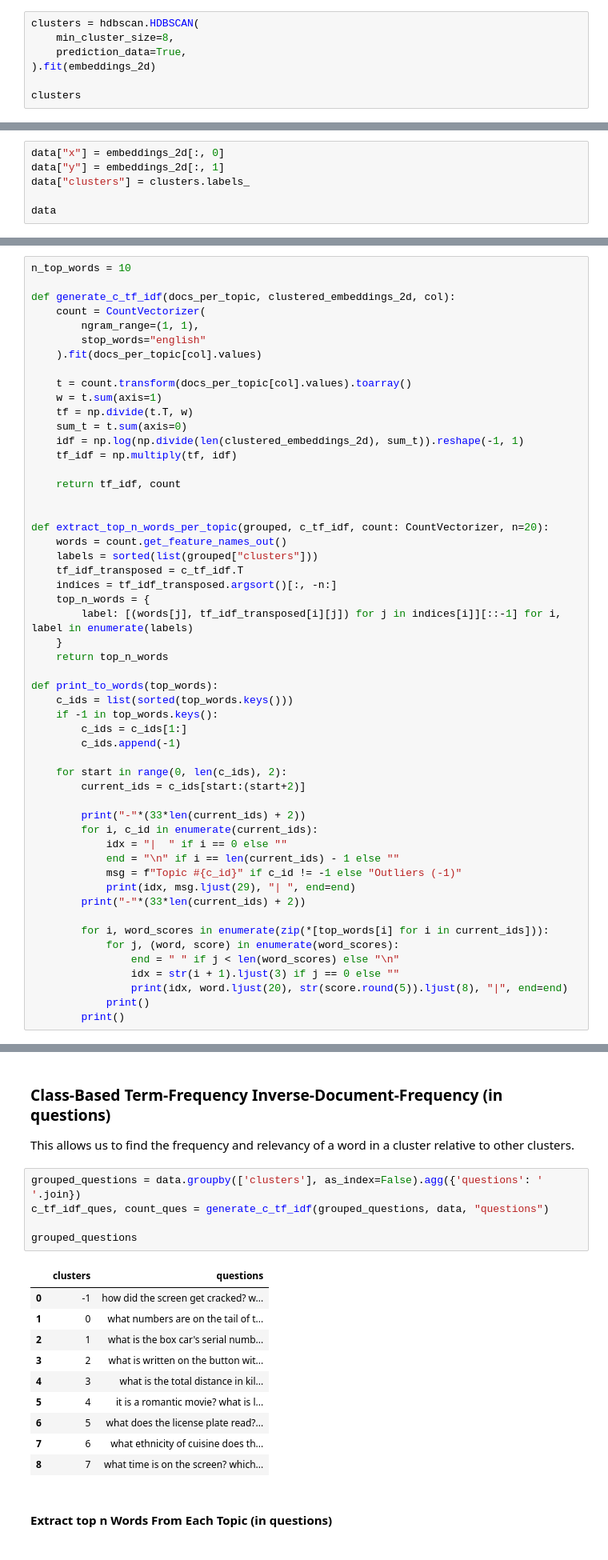
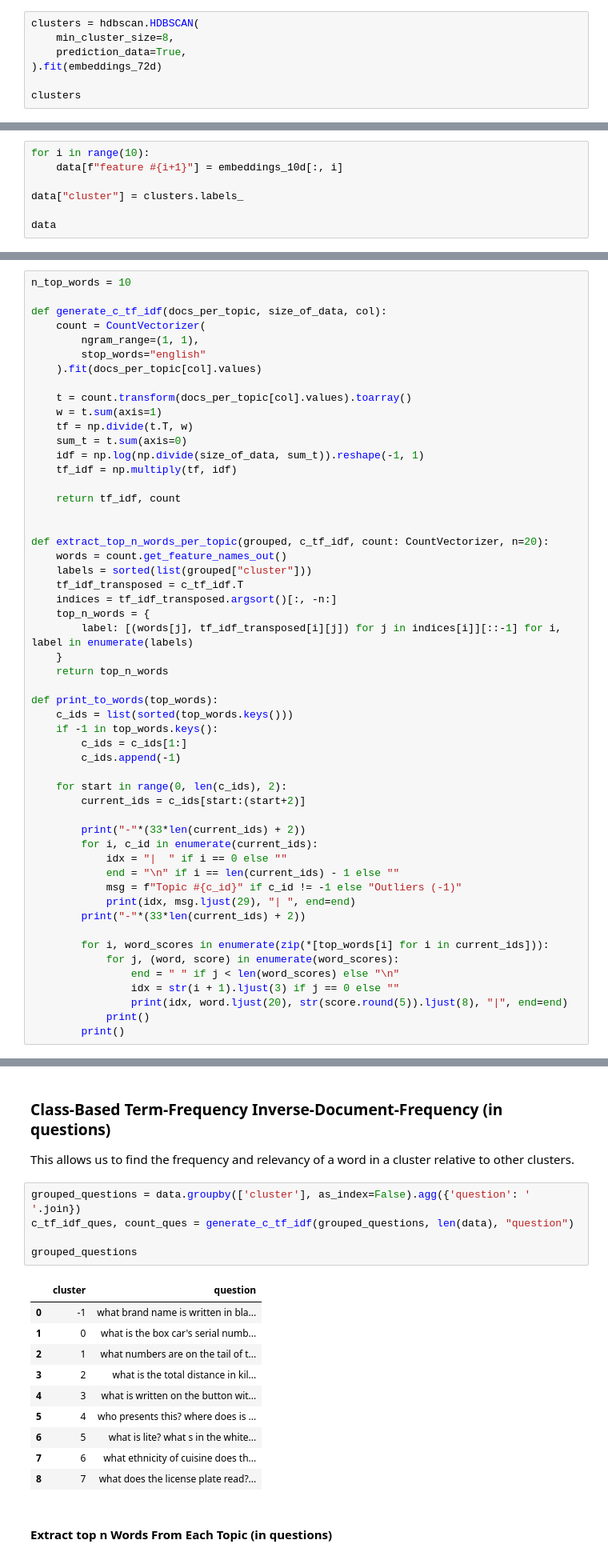
Before and after one commit to faustotnc/vqxplore, a Jupyter notebook: topic_model.ipynb, the cells around one changed output, grey strips where cells are left out. Shown at 80% size. Saved outputs shown, nothing was run; the diff lists cells and outputs as text.

```diff
--- a/topic_model.ipynb
+++ b/topic_model.ipynb
@@ -62,7 +74,7 @@ array([[ 4.082209 ,  4.946981 ],
 clusters = hdbscan.HDBSCAN(
     min_cluster_size=8,
     prediction_data=True,
-).fit(embeddings_2d)
+).fit(embeddings_72d)
 
 clusters
 # %% [output]
@@ -77,6 +88,0 @@ Append the X and Y coordinates from UMAP Dim Reduction to each embedding, and al
-# %%
-data["x"] = embeddings_2d[:, 0]
-data["y"] = embeddings_2d[:, 1]
-data["clusters"] = clusters.labels_
-
-data
@@ -96,0 +89,7 @@ data
+# %%
+for i in range(10):
+    data[f"feature #{i+1}"] = embeddings_10d[:, i]
+
+data["cluster"] = clusters.labels_
+
+data
@@ -99,7 +112,7 @@ data
 # %%
 n_top_words = 10
 
-def generate_c_tf_idf(docs_per_topic, clustered_embeddings_2d, col):
+def generate_c_tf_idf(docs_per_topic, size_of_data, col):
     count = CountVectorizer(
         ngram_range=(1, 1),
         stop_words="english"
@@ -109,7 +122,7 @@ def generate_c_tf_idf(docs_per_topic, clustered_embeddings_2d, col):
     w = t.sum(axis=1)
     tf = np.divide(t.T, w)
     sum_t = t.sum(axis=0)
-    idf = np.log(np.divide(len(clustered_embeddings_2d), sum_t)).reshape(-1, 1)
+    idf = np.log(np.divide(size_of_data, sum_t)).reshape(-1, 1)
     tf_idf = np.multiply(tf, idf)
 
     return tf_idf, count
@@ -117,7 +130,7 @@ def generate_c_tf_idf(docs_per_topic, clustered_embeddings_2d, col):
 
 def extract_top_n_words_per_topic(grouped, c_tf_idf, count: CountVectorizer, n=20):
     words = count.get_feature_names_out()
-    labels = sorted(list(grouped["clusters"]))
+    labels = sorted(list(grouped["cluster"]))
     tf_idf_transposed = c_tf_idf.T
     indices = tf_idf_transposed.argsort()[:, -n:]
     top_n_words = {
@@ -196,21 +209,21 @@ print_to_words(top_words_in_answers)
 ### Class-Based Term-Frequency Inverse-Document-Frequency (in questions)
 This allows us to find the frequency and relevancy of a word in a cluster relative to other clusters.
 # %%
-grouped_questions = data.groupby(['clusters'], as_index=False).agg({'questions': ' '.join})
-c_tf_idf_ques, count_ques = generate_c_tf_idf(grouped_questions, data, "questions")
+grouped_questions = data.groupby(['cluster'], as_index=False).agg({'question': ' '.join})
+c_tf_idf_ques, count_ques = generate_c_tf_idf(grouped_questions, len(data), "question")
 
 grouped_questions
 # %% [output]
-|  | clusters | questions |
-| 0 | -1 | how did the screen get cracked? w... |
-| 1 | 0 | what numbers are on the tail of t... |
-| 2 | 1 | what is the box car's serial numb... |
-| 3 | 2 | what is written on the button wit... |
-| 4 | 3 | what is the total distance in kil... |
-| 5 | 4 | it is a romantic movie? what is l... |
-| 6 | 5 | what does the license plate read?... |
+|  | cluster | question |
+| 0 | -1 | what brand name is written in bla... |
+| 1 | 0 | what is the box car's serial numb... |
+| 2 | 1 | what numbers are on the tail of t... |
+| 3 | 2 | what is the total distance in kil... |
+| 4 | 3 | what is written on the button wit... |
+| 5 | 4 | who presents this? where does is ... |
+| 6 | 5 | what is lite? what s in the white... |
 | 7 | 6 | what ethnicity of cuisine does th... |
-| 8 | 7 | what time is on the screen? which... |
+| 8 | 7 | what does the license plate read?... |
 # %% [markdown]
 #### Extract top n Words From Each Topic (in questions)
 # %%
```
Also changed, not shown: parts of 9 cells of this notebook, 5 other files.
